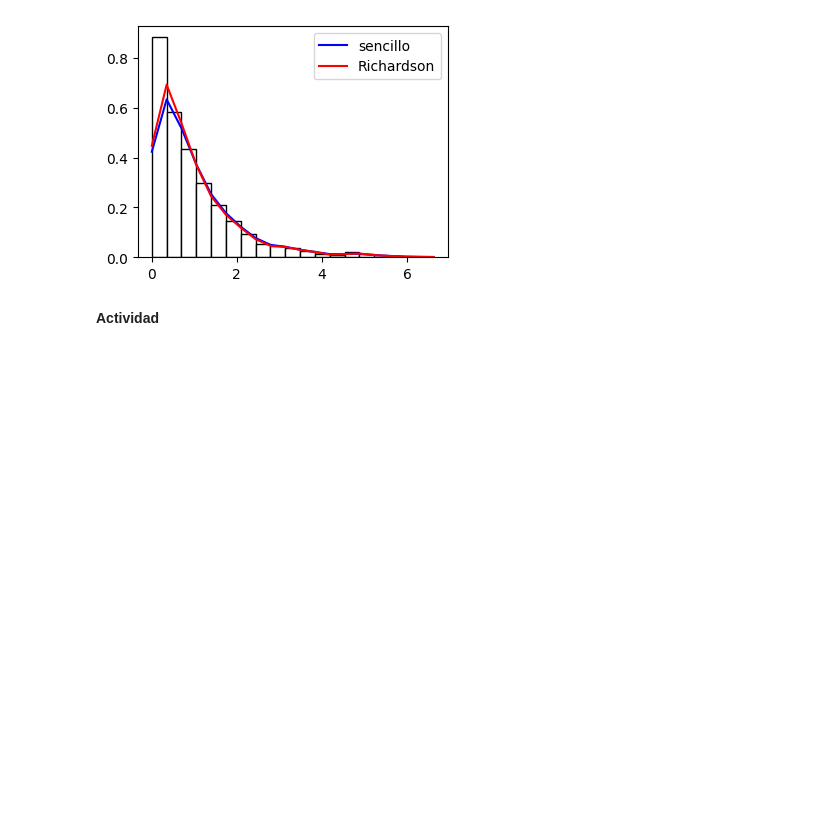
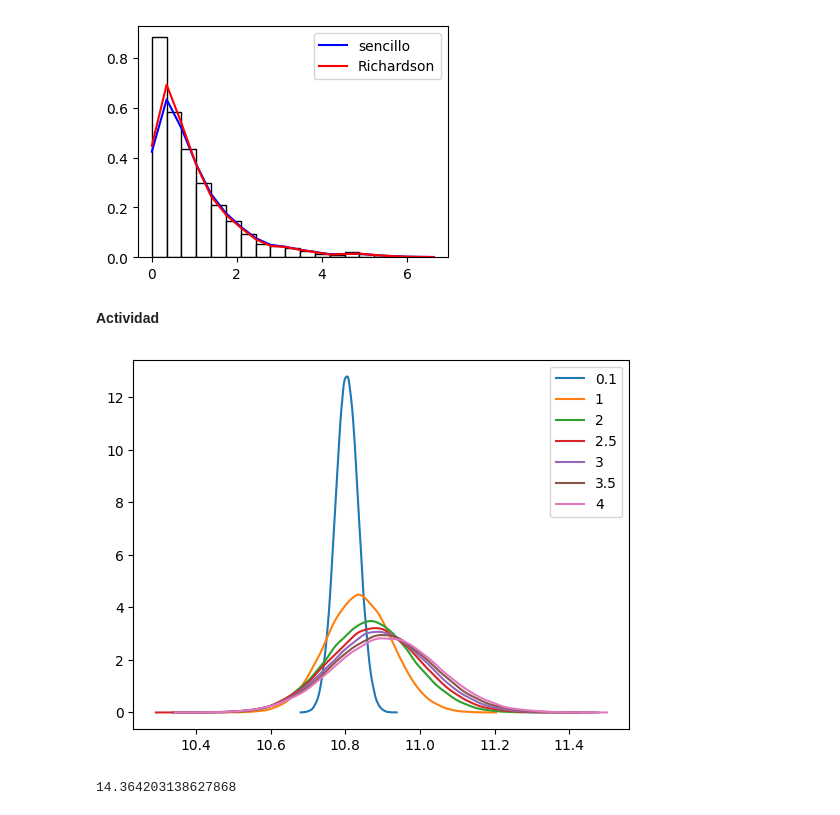
Before and after one commit to IvanPP1018/SIMULACION-1, a Jupyter notebook: Richardson_08_11_2024.ipynb, the cells around one changed output. Saved outputs shown, nothing was run; the diff lists cells and outputs as text; code cells hidden in the pictures; blank space fills up the shorter version.

```diff
--- a/Richardson_08_11_2024.ipynb
+++ b/Richardson_08_11_2024.ipynb
@@ -76,0 +61,76 @@ def G(z,u,o,c):
+# %%
+#cox Ingersoll Ross
+from scipy.stats import gaussian_kde,kstest
+from scipy.optimize import minimize
+import numpy as np
+from random import gauss,seed
+import matplotlib.pyplot as plt
+from math import sqrt,log,exp,pi
+from random import random
+from time import time
+from numba import jit
+
+@jit(nopython=True)
+def F(z,u,o,c):
+  return c*(z-u)
+@jit(nopython=True)
+def G(z,u,o,c):
+  return o*sqrt(z)
+@jit(nopython=True)
+def Gp(z,u,o,c):
+  return o/(2*sqrt(z))
+@jit(nopython=True)
+def K(x):
+  return (1/sqrt(2*pi))*exp(-(x**2)/2)
+@jit(nopython=True)
+def pdf(z,h,l):
+  m=len(l)
+  suma=0
+  for i in range(m):
+    suma=suma+K((z-l[i])/h)
+  return suma/(m*h)
+
+@jit(nopython=True)
+def f(z0,x,delta,ns,T):
+  seed(178341)
+  oo=sqrt(delta)
+  u=x[0]
+  o=x[1]
+  c=x[2]
+  l=np.zeros(ns)
+  for j in range(ns):
+    z=z0
+    t=0
+    while t<T:
+      w=oo*gauss(0,1)
+      z=z+F(z,u,o,c)*delta+G(z,u,o,c)*w+(1/2)*G(z,u,o,c)*Gp(z,u,o,c)*(w**2-delta)
+      t=t+delta
+    l[j]=z
+  l=np.sort(l)
+  o1=np.std(l)
+  h=1.06*o1/(ns**0.2)
+  ll=[]
+  for x in l:
+    ll.append(pdf(x,h,l))
+  return l,ll
+
+t1=time()
+
+u0=11
+o0=0.03
+c0=-0.2
+delta=0.001
+z0=10.8
+ns=100000
+x=np.array([u0,o0,c0])
+for T in [0.1,1,2,2.5,3,3.5,4]:
+  l,ll=f(z0,x,delta,ns,T)
+  plt.plot(l,ll,label=str(T))
+plt.legend()
+plt.show()
+
+t2=time()
+print((t2-t1)/69)
+# %% [output]
+[figure, added]
+14.364203138627868
```
Also changed, not shown: parts of 1 cell of this notebook.
